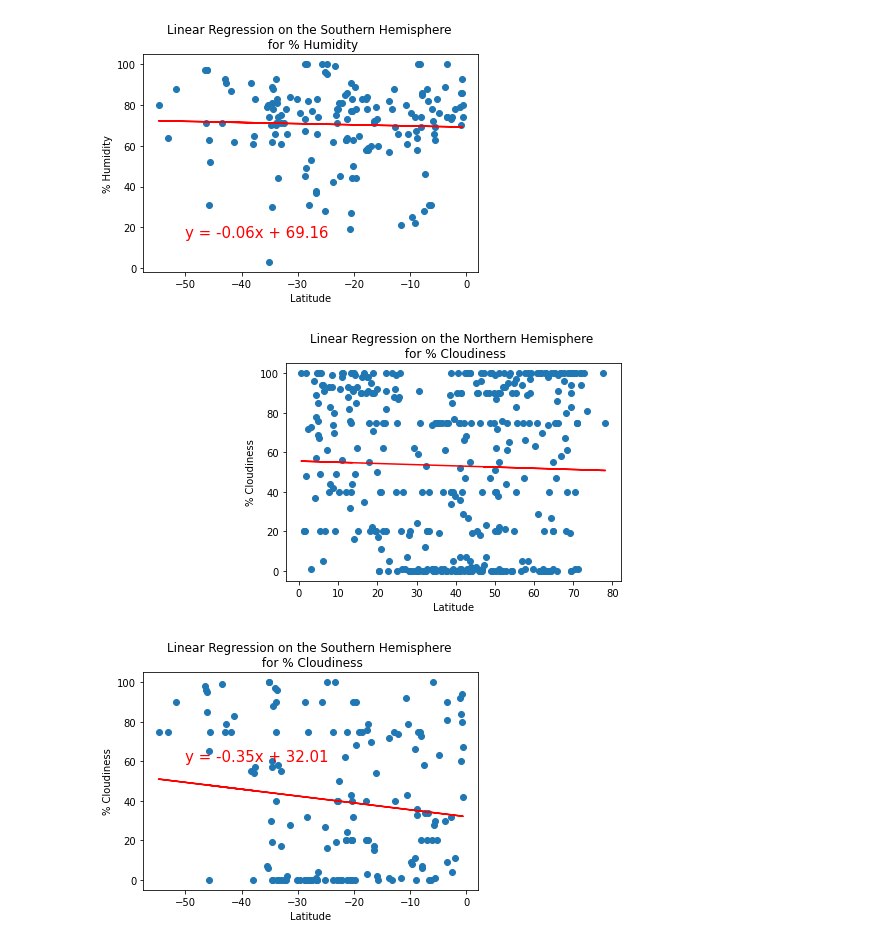
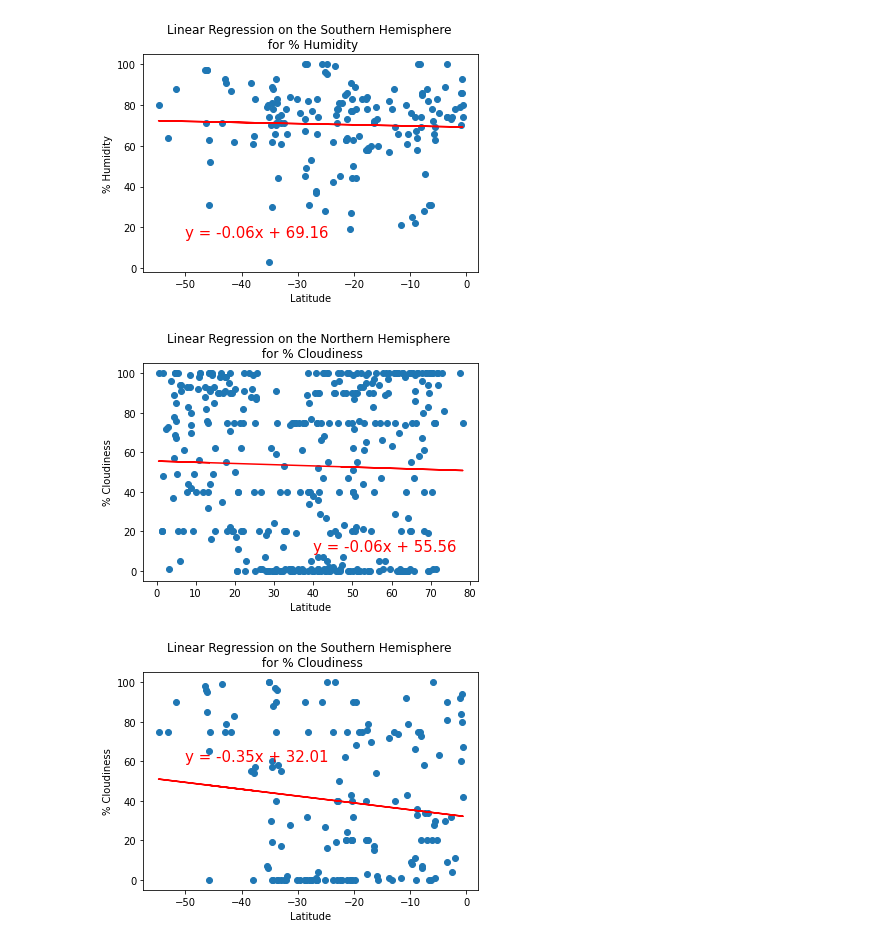
Before and after one commit to Elisa-m/World_Weather_Analysis, a Jupyter notebook: WeatherPy.ipynb, the cells around one changed output. Saved outputs shown, nothing was run; the diff lists cells and outputs as text; code cells hidden in the pictures.

```diff
--- a/WeatherPy.ipynb
+++ b/WeatherPy.ipynb
@@ -309,13 +309,13 @@ plot_linear_regression(x_values, y_values,
 # %%
 # Linear regression on the Northern Hemisphere
 x_values = northern_hemi_df["Lat"]
 y_values = northern_hemi_df["Cloudiness"]
 # Call the function.
 plot_linear_regression(x_values, y_values,
                        'Linear Regression on the Northern Hemisphere \n for % Cloudiness',
-                       '% Cloudiness',(-50,60))
+                       '% Cloudiness',(40,10))
 # %% [output]
-[figure, old version]
+[figure, new version]
 # %%
 # Linear regression on the Southern Hemisphere
 x_values = southern_hemi_df["Lat"]
```
Also changed, not shown: parts of 16 cells of this notebook.
